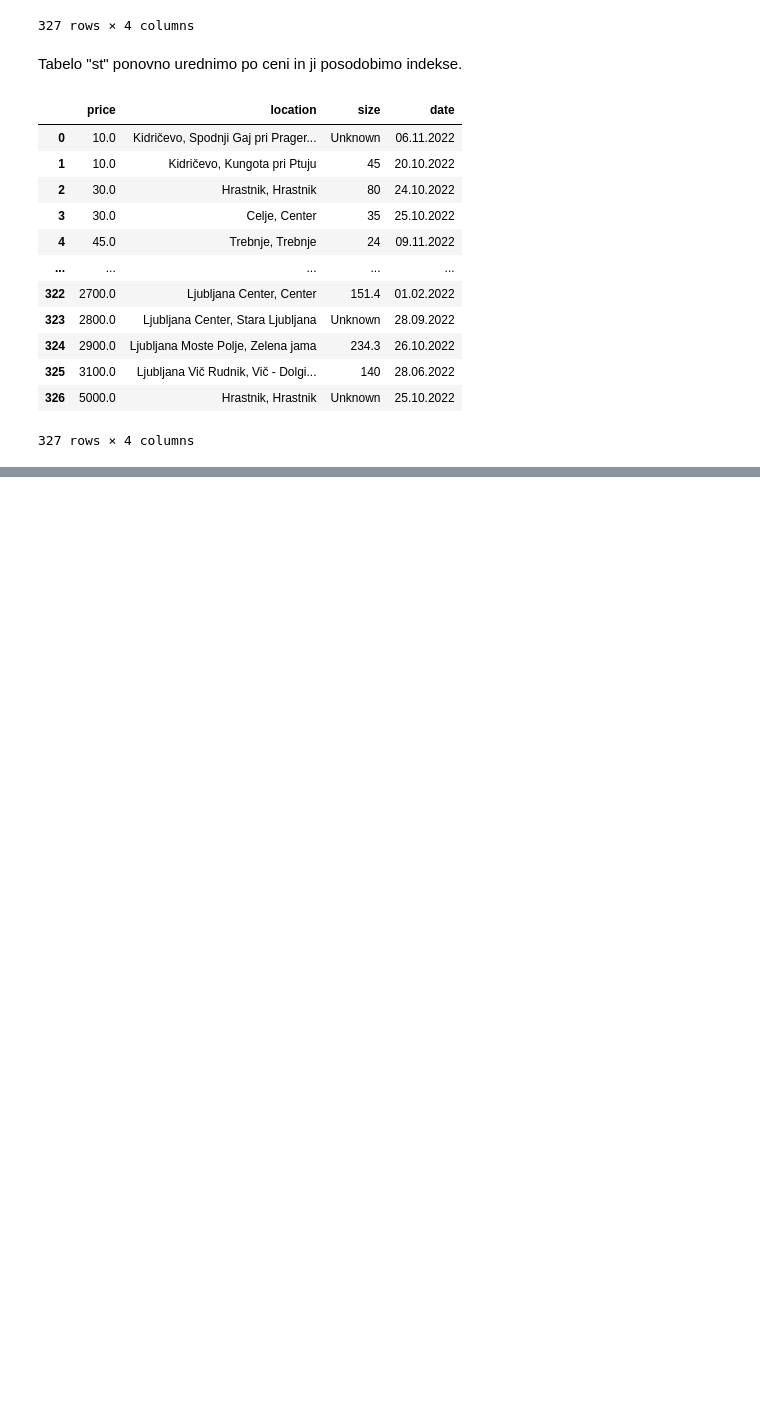
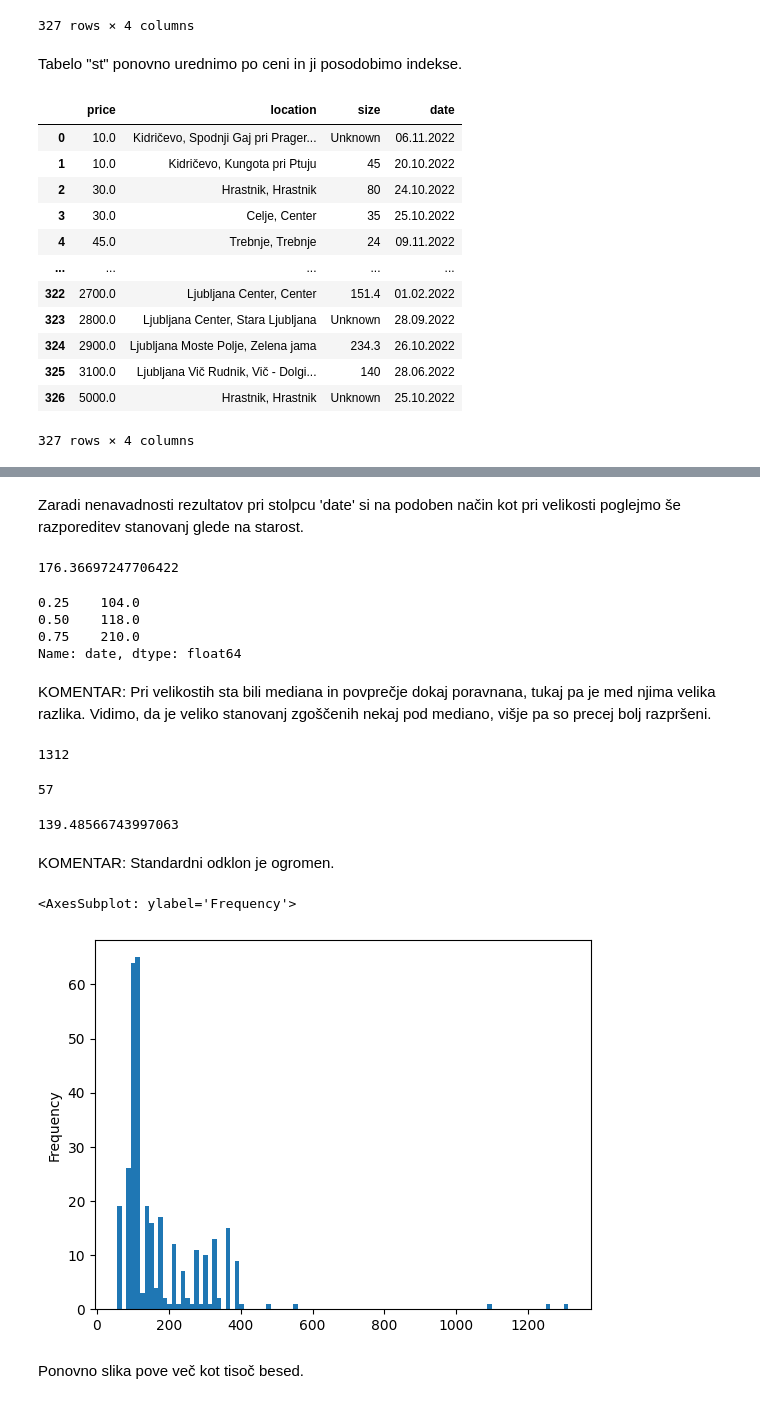
Before and after one commit to MartinZust123/Projektna-naloga---analiza-podatkov, a Jupyter notebook: analiza_podatkov.ipynb, the cells around one changed output, grey strips where cells are left out. Drawn from its saved outputs; the diff is of its cells as text; code cells hidden in the pictures; blank space fills up the shorter version.

```diff
--- a/analiza_podatkov.ipynb
+++ b/analiza_podatkov.ipynb
@@ -161,0 +336,8 @@ st
+# %%
+st["size_index"] = 0
+st.loc[st['size'] < 40, 'size_index'] = 1
+st.loc[(st['size'] >= 40) & (st['size'] < 55), 'size_index'] = 4
+st.loc[(st['size'] >= 55) & (st['size'] < 70), 'size_index'] = 6
+st.loc[(st['size'] >= 70) & (st['size'] < 100), 'size_index'] = 4
+st.loc[st['size'] >= 100, 'size_index'] = 1
+st
@@ -161,0 +360,3 @@ st
+# %%
+st['index'] = st['size_index'] * (1 / st['per_m^2']) * (st['date'].max() - st['date'])
+st
@@ -161,0 +397,40 @@ st
+# %% [markdown]
+Zaradi nenavadnosti rezultatov pri stolpcu 'date' si na podoben način kot pri velikosti poglejmo še razporeditev stanovanj glede na starost.
+# %%
+average1 = st['date'].mean()
+average1
+# %% [output]
+176.36697247706422
+# %%
+st["date"].quantile([0.25, 0.5, 0.75])
+# %% [output]
+0.25    104.0
+0.50    118.0
+0.75    210.0
+Name: date, dtype: float64
+# %% [markdown]
+KOMENTAR: Pri velikostih sta bili mediana in povprečje dokaj poravnana, tukaj pa je med njima velika razlika. Vidimo, da je veliko stanovanj zgoščenih nekaj pod mediano, višje pa so precej bolj razpršeni.
+# %%
+maksimum1 = st['date'].max()
+maksimum1
+# %% [output]
+1312
+# %%
+minimum1 = st['date'].min()
+minimum1
+# %% [output]
+57
+# %%
+std1 = st['date'].std()
+std1
+# %% [output]
+139.48566743997063
+# %% [markdown]
+KOMENTAR: Standardni odklon je ogromen.
+# %%
+st['date'].plot.hist(bins=100)
+# %% [output]
+<AxesSubplot: ylabel='Frequency'>
+[figure, added]
+# %% [markdown]
+Ponovno slika pove več kot tisoč besed.
```
Also changed, not shown: parts of 44 cells of this notebook.
